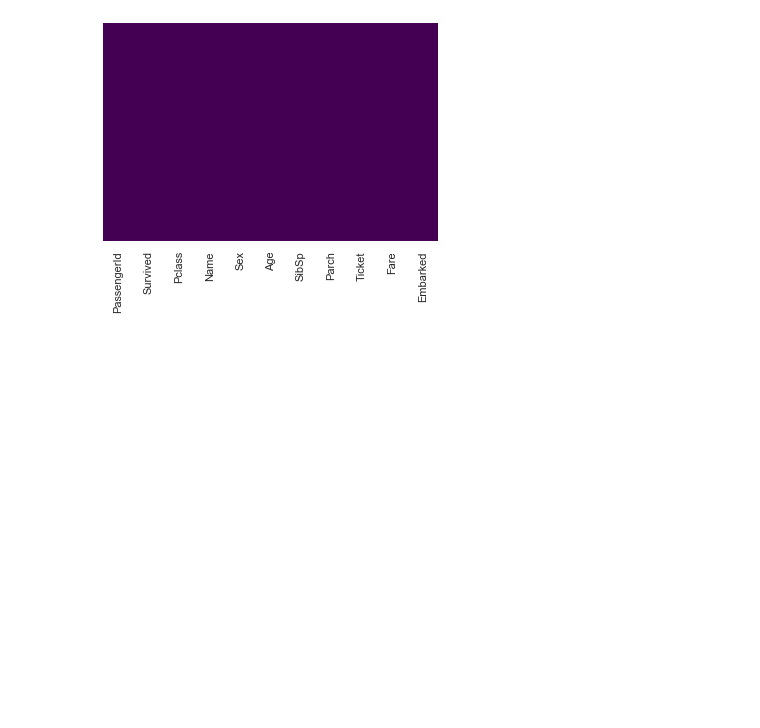
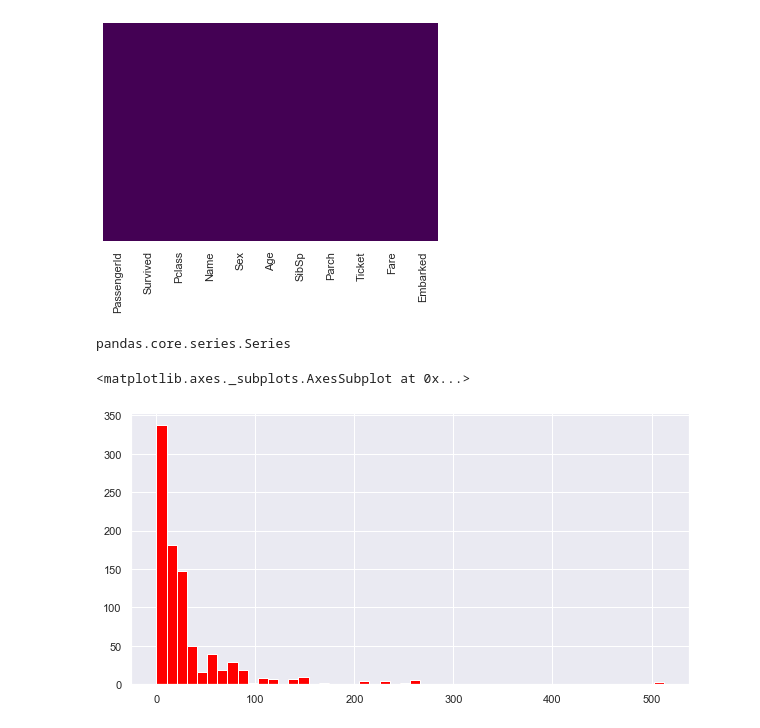
Before and after one commit to mykg/MLops-training-work, a Jupyter notebook: Day 17/logistic titanic.ipynb, the cells around one changed output. Drawn from its saved outputs; the diff is of its cells as text; code cells hidden in the pictures; blank space fills up the shorter version.

```diff
--- a/Day 17/logistic titanic.ipynb
+++ b/Day 17/logistic titanic.ipynb
@@ -172,3 +172,15 @@ sns.heatmap(dataset.isnull(), cbar=False, yticklabels=False, cmap='viridis')
 # %% [output]
 <matplotlib.axes._subplots.AxesSubplot at 0x...>
 [figure]
+# %%
+# univariate : histogram : frequency distribution
+fare = dataset['Fare']
+# %%
+type(fare)
+# %% [output]
+pandas.core.series.Series
+# %%
+fare.hist(bins=50, color='red', figsize=(10,5))
+# %% [output]
+<matplotlib.axes._subplots.AxesSubplot at 0x...>
+[figure, added]
```
Also changed, not shown: parts of 21 cells of this notebook.
